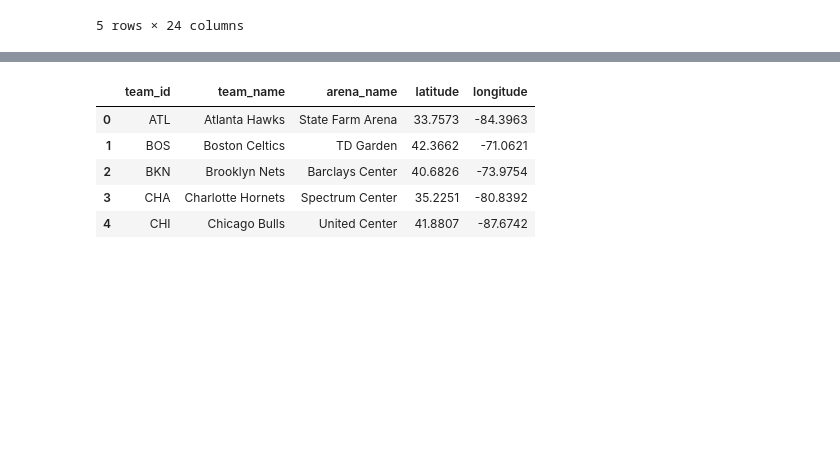
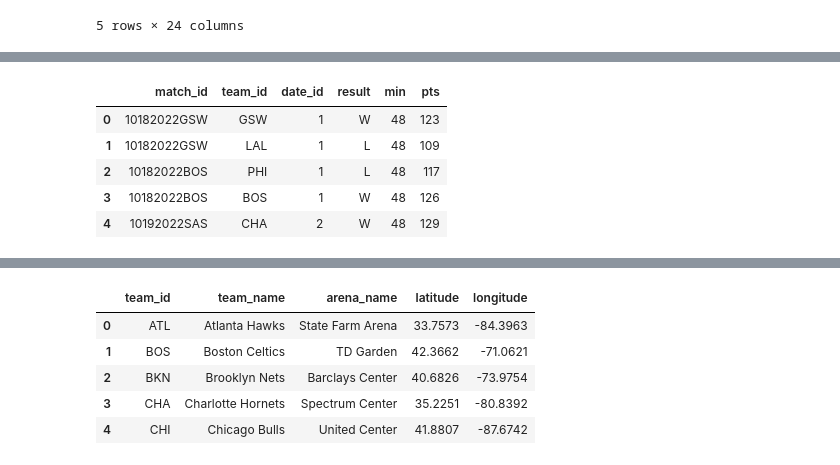
Before and after one commit to AlexandruNitulescu/nba_visualizer_py, a Jupyter notebook: process.ipynb, the cells around one changed output, grey strips where cells are left out. Drawn from its saved outputs; the diff is of its cells as text; code cells hidden in the pictures; blank space fills up the shorter version.

```diff
--- a/process.ipynb
+++ b/process.ipynb
@@ -518,0 +402,16 @@ df_merged.head()
+# %%
+# Reverse the order of rows
+df_mr = df_mr.iloc[::-1]
+# %%
+# Reset the index
+# The upper and this cell can also be achieved in one line --> df_mr = df_mr[::-1].reset_index(drop=True)
+df_mr = df_mr.reset_index(drop=True)
+# %%
+df_mr.head()
+# %% [output]
+|  | match_id | team_id | date_id | result | min | pts |
+| 0 | 10182022GSW | GSW | 1 | W | 48 | 123 |
+| 1 | 10182022GSW | LAL | 1 | L | 48 | 109 |
+| 2 | 10182022BOS | PHI | 1 | L | 48 | 117 |
+| 3 | 10182022BOS | BOS | 1 | W | 48 | 126 |
+| 4 | 10192022SAS | CHA | 2 | W | 48 | 129 |
```
Also changed, not shown: parts of 49 cells of this notebook, 12 other files.
